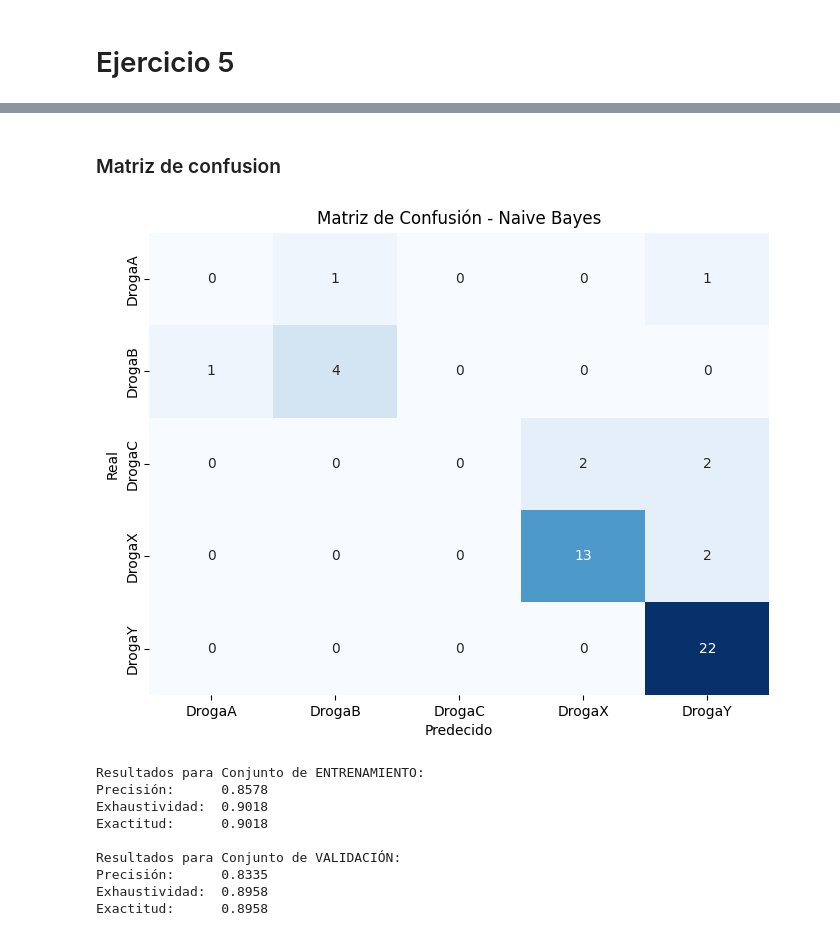
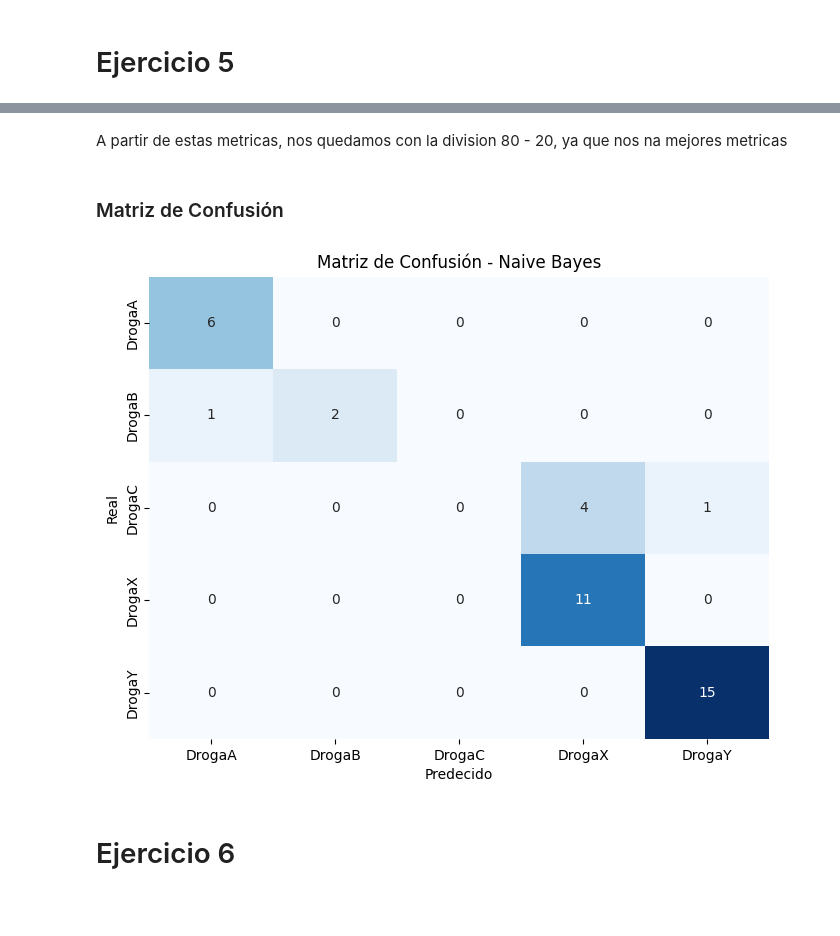
Before and after one commit to Kabarou/TP2_Mineria, a Jupyter notebook: tp2_mineria.ipynb, the cells around one changed output, grey strips where cells are left out. Cells and saved outputs as stored; diff of their text form; code cells hidden in the pictures; blank space fills up the shorter version.

Commit message:
Ejercicios 5 y 6

```diff
--- a/tp2_mineria.ipynb
+++ b/tp2_mineria.ipynb
@@ -641,0 +631,21 @@ Exactitud:     0.8125
+# %%
+# Discretizamos las variables continuas para el clasificador Naive Bayes
+discretizador = KBinsDiscretizer(n_bins=4, encode='ordinal', strategy='quantile')
+
+# Pasamos los valores continuos de la division de 80 20 a discreta
+X_train_discret = discretizador.fit_transform(X_train_d1)
+X_test_discret = discretizador.transform(X_test_d1)
+
+# Pasamos los valores continuos de la division de 70 30 a discreta
+X_train_discret2 = discretizador.fit_transform(X_train_d2)
+X_test_discret2 = discretizador.transform(X_test_d2)
+# %%
+# Inicializamos el modelo Naive Bayes Categórico
+modelo_nb = CategoricalNB()
+modelo_nb.fit(X_train_discret, y_train_d1)
+
+y_pred_train = modelo_nb.predict(X_train_discret)
+y_pred_test = modelo_nb.predict(X_test_discret)
+
+y_pred_train2 = modelo_nb.predict(X_train_discret2)
+y_pred_test2 = modelo_nb.predict(X_test_discret2)
@@ -642,34 +678,11 @@ Exactitud:     0.8125
+# %% [markdown]
+A partir de estas metricas, nos quedamos con la division 80 - 20, ya que nos na mejores metricas
 # %% [markdown]
-### Matriz de confusion
+### Matriz de Confusión
-# %%
-matriz_confusion(y_validacion_d, y_pred_trainNB, etiquetas, 'Matriz de Confusión - Naive Bayes')
-# %% [output]
-[figure, removed]
-# %%
-from sklearn.naive_bayes import CategoricalNB
-from sklearn.preprocessing import KBinsDiscretizer
-from sklearn.metrics import precision_score, recall_score, accuracy_score
-
-discretizador = KBinsDiscretizer(n_bins=4, encode='ordinal', strategy='quantile')
-
-X_train_discret = discretizador.fit_transform(X_train_d)
-X_valid_discret = discretizador.transform(X_validacion_d)
-
-modelo_nb = CategoricalNB()
-modelo_nb.fit(X_train_discret, y_train_d)
-
-y_pred_train = modelo_nb.predict(X_train_discret)
-y_pred_valid = modelo_nb.predict(X_valid_discret)
-
-evaluar_modelo(y_train_d, y_pred_train, "Conjunto de ENTRENAMIENTO")
-evaluar_modelo(y_validacion_d, y_pred_valid, "Conjunto de VALIDACIÓN")
-# %% [output]
-Resultados para Conjunto de ENTRENAMIENTO:
-Precisión:      0.8578
-Exhaustividad:  0.9018
-Exactitud:      0.9018
-
-Resultados para Conjunto de VALIDACIÓN:
-Precisión:      0.8335
-Exhaustividad:  0.8958
-Exactitud:      0.8958
+# %%
+# Mostramos la matriz de confusión de 80 - 20, ya que nos da una mejor metrica
+matriz_confusion(y_test_d1, y_pred_test, etiquetas, 'Matriz de Confusión - Naive Bayes')
+# %% [output]
+[figure, added]
+# %% [markdown]
+# Ejercicio 6
```
Also changed, not shown: parts of 21 cells of this notebook.
